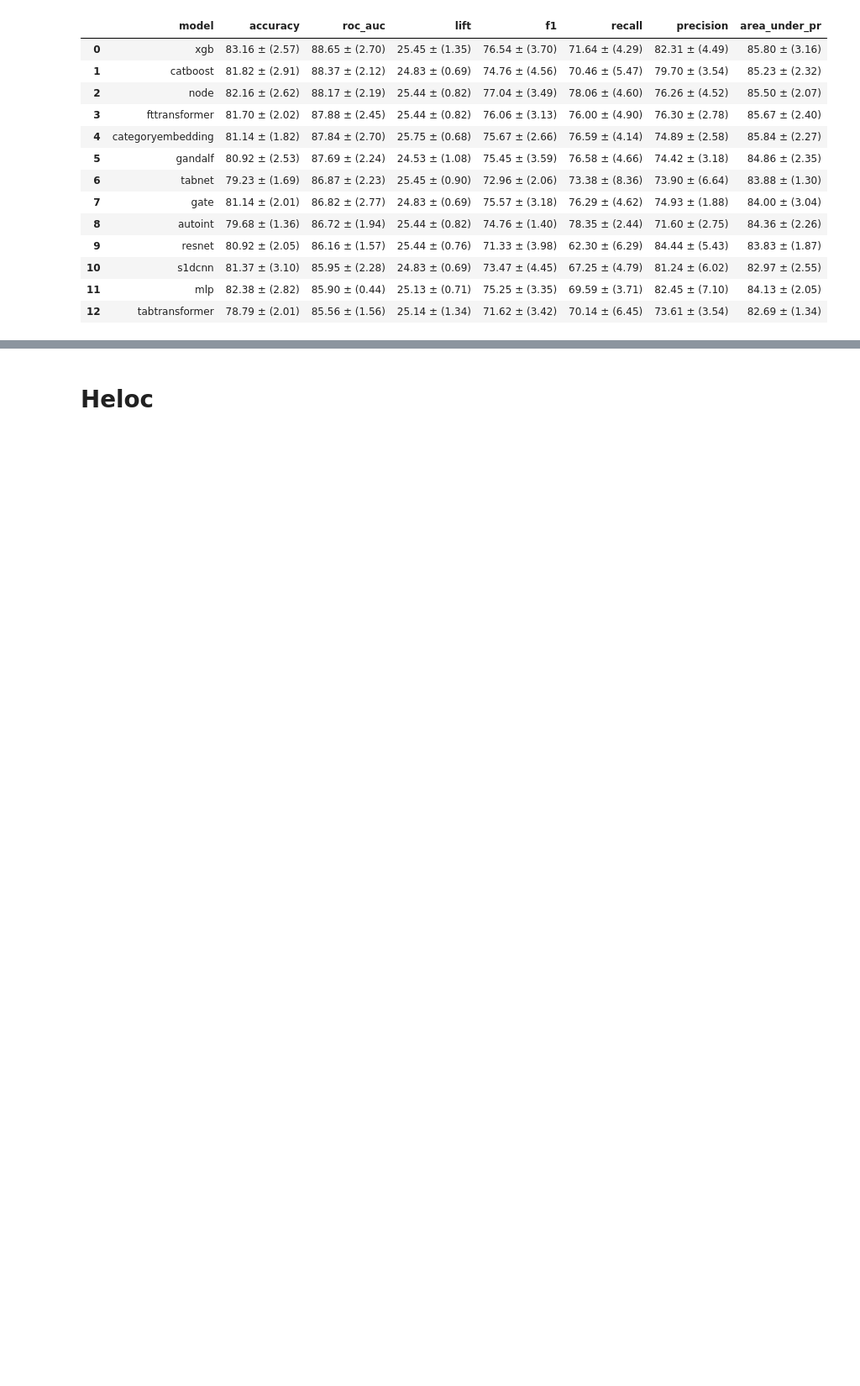
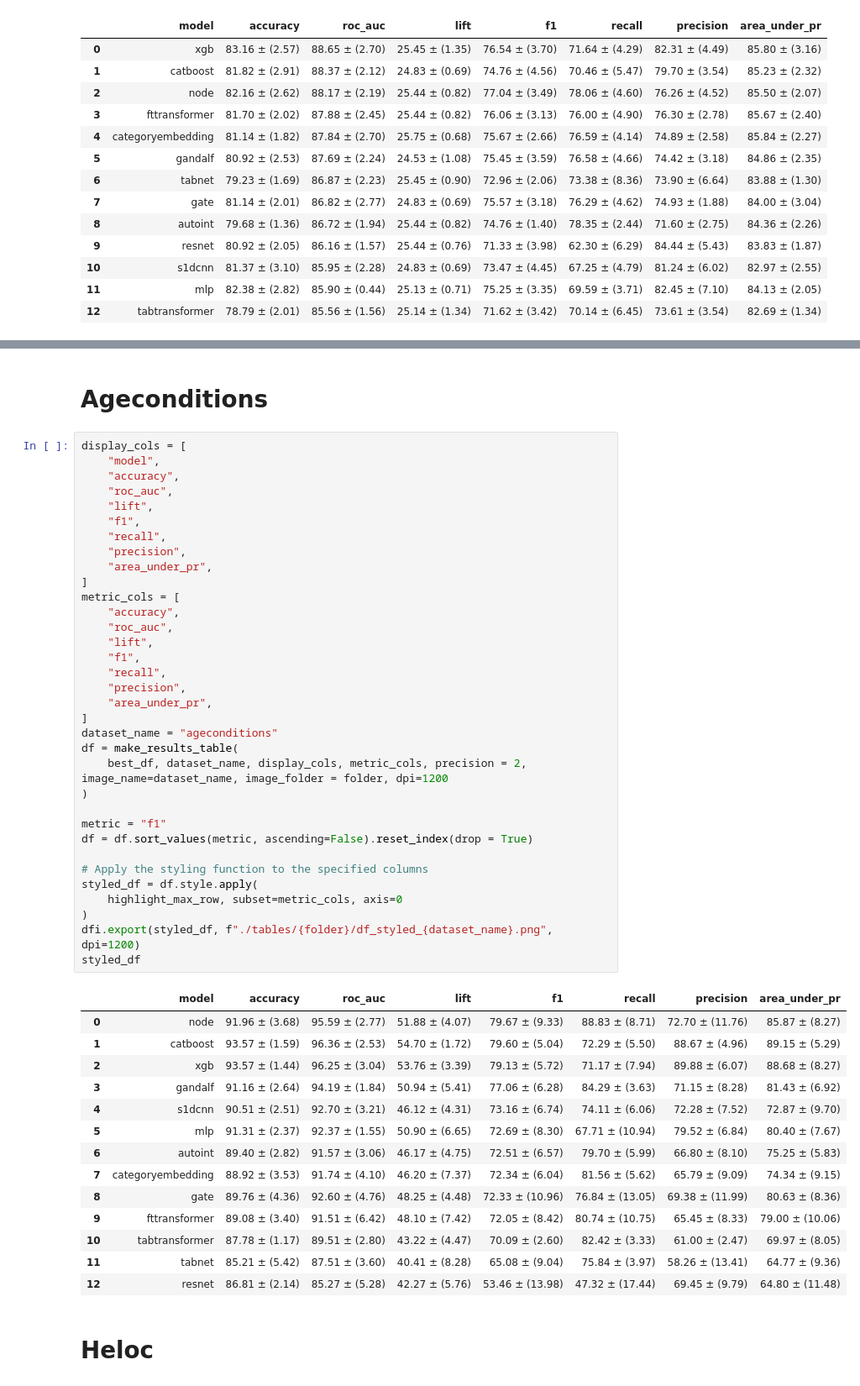
Before and after one commit to mdicio/AutoDeep, a Jupyter notebook: notebooks/ResultsExplorationBookFinal.ipynb, the cells around one changed output, grey strips where cells are left out. Shown at 84% size. Drawn from its saved outputs; the diff is of its cells as text; blank space fills up the shorter version.

```diff
--- a/notebooks/ResultsExplorationBookFinal.ipynb
+++ b/notebooks/ResultsExplorationBookFinal.ipynb
@@ -383,3 +416,54 @@ styled_df
+# %% [markdown]
+# Ageconditions
+# %%
+display_cols = [
+    "model",
+    "accuracy",
+    "roc_auc",
+    "lift",
+    "f1",
+    "recall",
+    "precision",
+    "area_under_pr",
+]
+metric_cols = [
+    "accuracy",
+    "roc_auc",
+    "lift",
+    "f1",
+    "recall",
+    "precision",
+    "area_under_pr",
+]
+dataset_name = "ageconditions"
+df = make_results_table(
+    best_df, dataset_name, display_cols, metric_cols, precision = 2, image_name=dataset_name, image_folder = folder, dpi=1200
+)
+
+metric = "f1"
+df = df.sort_values(metric, ascending=False).reset_index(drop = True)
+
+# Apply the styling function to the specified columns
+styled_df = df.style.apply(
+    highlight_max_row, subset=metric_cols, axis=0
+)
+dfi.export(styled_df, f"./tables/{folder}/df_styled_{dataset_name}.png", dpi=1200)
+styled_df
+# %% [output]
+|  | model | accuracy | roc_auc | lift | f1 | recall | precision | area_under_pr |
+| 0 | node | 91.96 ± (3.68) | 95.59 ± (2.77) | 51.88 ± (4.07) | 79.67 ± (9.33) | 88.83 ± (8.71) | 72.70 ± (11.76) | 85.87 ± (8.27) |
+| 1 | catboost | 93.57 ± (1.59) | 96.36 ± (2.53) | 54.70 ± (1.72) | 79.60 ± (5.04) | 72.29 ± (5.50) | 88.67 ± (4.96) | 89.15 ± (5.29) |
+| 2 | xgb | 93.57 ± (1.44) | 96.25 ± (3.04) | 53.76 ± (3.39) | 79.13 ± (5.72) | 71.17 ± (7.94) | 89.88 ± (6.07) | 88.68 ± (8.27) |
+| 3 | gandalf | 91.16 ± (2.64) | 94.19 ± (1.84) | 50.94 ± (5.41) | 77.06 ± (6.28) | 84.29 ± (3.63) | 71.15 ± (8.28) | 81.43 ± (6.92) |
+| 4 | s1dcnn | 90.51 ± (2.51) | 92.70 ± (3.21) | 46.12 ± (4.31) | 73.16 ± (6.74) | 74.11 ± (6.06) | 72.28 ± (7.52) | 72.87 ± (9.70) |
+| 5 | mlp | 91.31 ± (2.37) | 92.37 ± (1.55) | 50.90 ± (6.65) | 72.69 ± (8.30) | 67.71 ± (10.94) | 79.52 ± (6.84) | 80.40 ± (7.67) |
+| 6 | autoint | 89.40 ± (2.82) | 91.57 ± (3.06) | 46.17 ± (4.75) | 72.51 ± (6.57) | 79.70 ± (5.99) | 66.80 ± (8.10) | 75.25 ± (5.83) |
+| 7 | categoryembedding | 88.92 ± (3.53) | 91.74 ± (4.10) | 46.20 ± (7.37) | 72.34 ± (6.04) | 81.56 ± (5.62) | 65.79 ± (9.09) | 74.34 ± (9.15) |
+| 8 | gate | 89.76 ± (4.36) | 92.60 ± (4.76) | 48.25 ± (4.48) | 72.33 ± (10.96) | 76.84 ± (13.05) | 69.38 ± (11.99) | 80.63 ± (8.36) |
+| 9 | fttransformer | 89.08 ± (3.40) | 91.51 ± (6.42) | 48.10 ± (7.42) | 72.05 ± (8.42) | 80.74 ± (10.75) | 65.45 ± (8.33) | 79.00 ± (10.06) |
+| 10 | tabtransformer | 87.78 ± (1.17) | 89.51 ± (2.80) | 43.22 ± (4.47) | 70.09 ± (2.60) | 82.42 ± (3.33) | 61.00 ± (2.47) | 69.97 ± (8.05) |
+| 11 | tabnet | 85.21 ± (5.42) | 87.51 ± (3.60) | 40.41 ± (8.28) | 65.08 ± (9.04) | 75.84 ± (3.97) | 58.26 ± (13.41) | 64.77 ± (9.36) |
+| 12 | resnet | 86.81 ± (2.14) | 85.27 ± (5.28) | 42.27 ± (5.76) | 53.46 ± (13.98) | 47.32 ± (17.44) | 69.45 ± (9.79) | 64.80 ± (11.48) |
 # %% [markdown]
 # Heloc
 # %%
```
Also changed, not shown: parts of 29 cells of this notebook, 28 other files.
